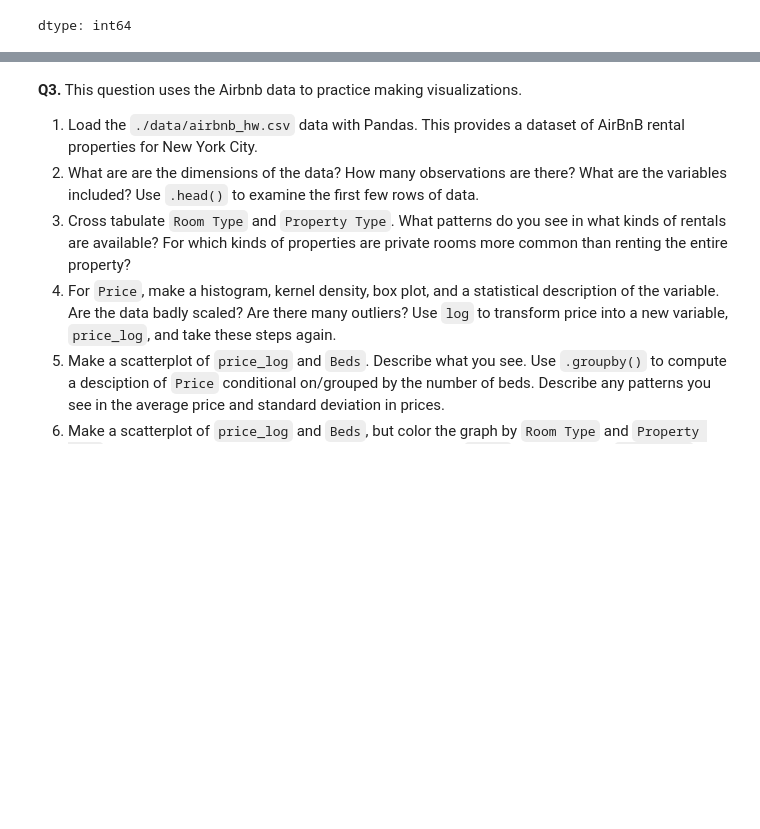
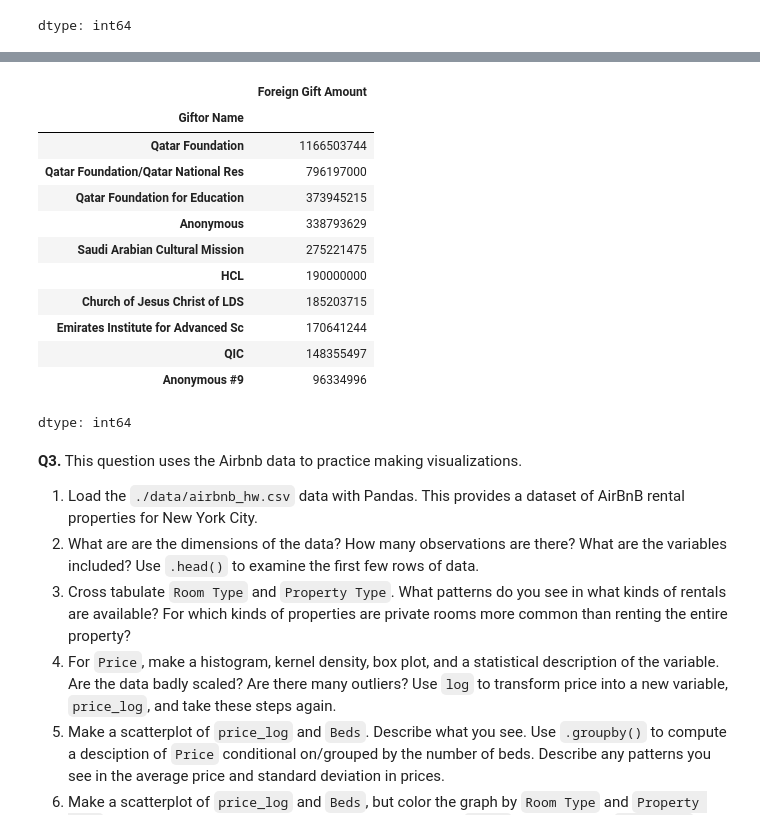
Before and after one commit to kyleegit27/EDA, a Jupyter notebook: assignment/assignment.ipynb, the cells around one changed output, grey strips where cells are left out. Saved outputs shown, nothing was run; the diff lists cells and outputs as text; code cells hidden in the pictures; blank space fills up the shorter version.

```diff
--- a/assignment/assignment.ipynb
+++ b/assignment/assignment.ipynb
@@ -189,5 +175,24 @@ dtype: int64
 # %%
 #2.7 Which giftors provide the most money, in total?
+#Giftor Name
+
+top_giftors = gifts.groupby('Giftor Name')['Foreign Gift Amount'].sum().sort_values(ascending = False).head(10)
+
+top_giftors
+# %% [output]
+|  | Foreign Gift Amount |
+| Giftor Name |  |
+| Qatar Foundation | 1166503744 |
+| Qatar Foundation/Qatar National Res | 796197000 |
+| Qatar Foundation for Education | 373945215 |
+| Anonymous | 338793629 |
+| Saudi Arabian Cultural Mission | 275221475 |
+| HCL | 190000000 |
+| Church of Jesus Christ of LDS | 185203715 |
+| Emirates Institute for Advanced Sc | 170641244 |
+| QIC | 148355497 |
+| Anonymous #9 | 96334996 |
+dtype: int64
 # %% [markdown]
 **Q3.** This question uses the Airbnb data to practice making visualizations.
 
```
Also changed, not shown: parts of 1 cell of this notebook.
